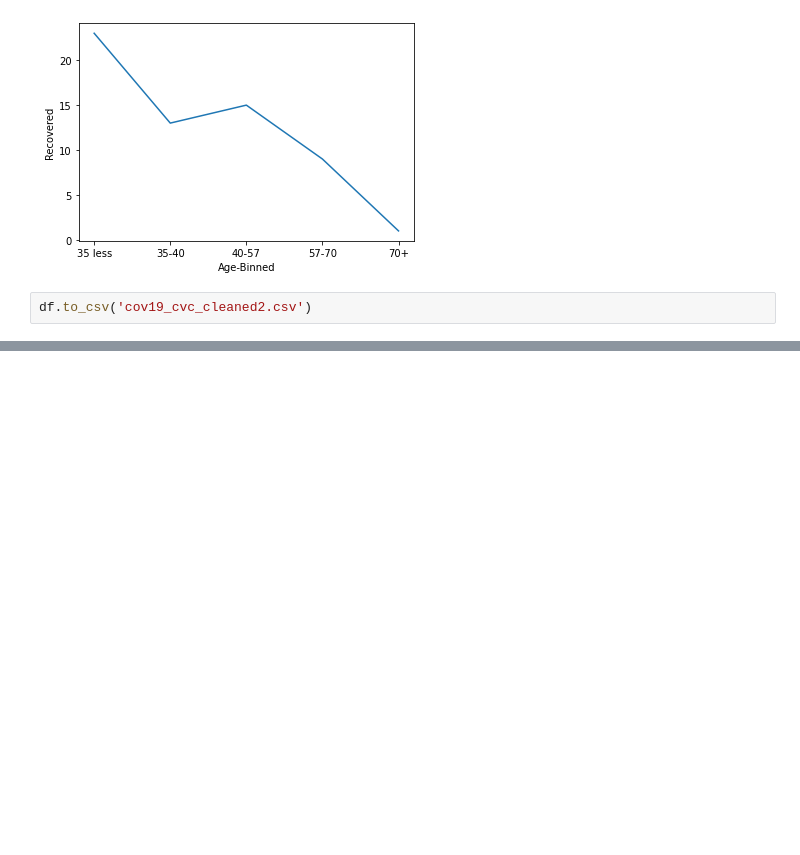
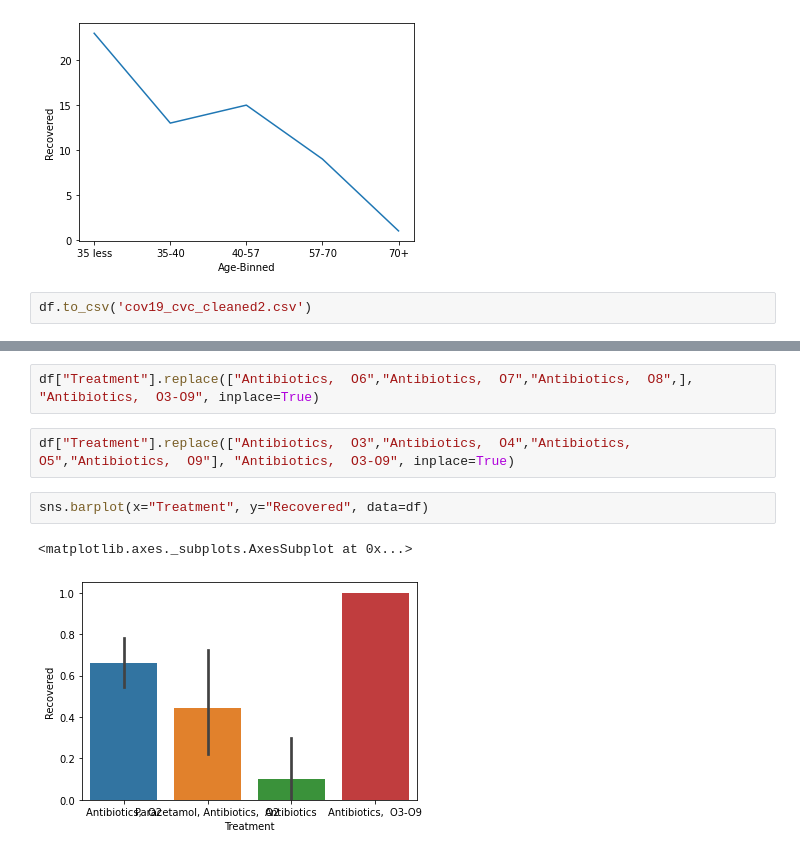
Before and after one commit to sohaaan/covid19_cvc, a Jupyter notebook: eda_cov19_cvc.ipynb, the cells around one changed output, grey strips where cells are left out. Saved outputs shown, nothing was run; the diff lists cells and outputs as text; blank space fills up the shorter version.

```diff
--- a/eda_cov19_cvc.ipynb
+++ b/eda_cov19_cvc.ipynb
@@ -787,0 +817,9 @@ df.to_csv('cov19_cvc_cleaned2.csv')
+# %%
+df["Treatment"].replace(["Antibiotics,  O6","Antibiotics,  O7","Antibiotics,  O8",], "Antibiotics,  O3-O9", inplace=True)
+# %%
+df["Treatment"].replace(["Antibiotics,  O3","Antibiotics,  O4","Antibiotics,  O5","Antibiotics,  O9"], "Antibiotics,  O3-O9", inplace=True)
+# %%
+sns.barplot(x="Treatment", y="Recovered", data=df)
+# %% [output]
+<matplotlib.axes._subplots.AxesSubplot at 0x...>
+[figure, added]
```
Also changed, not shown: parts of 19 cells of this notebook.
